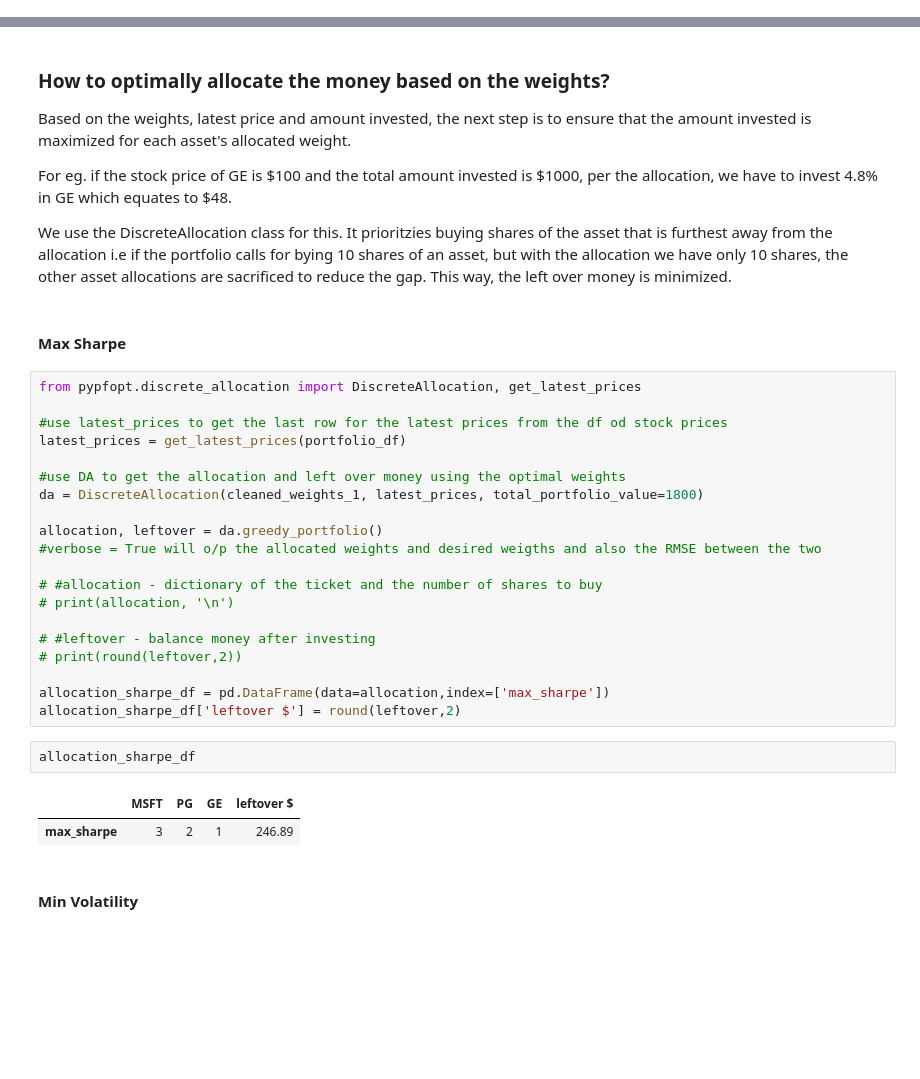
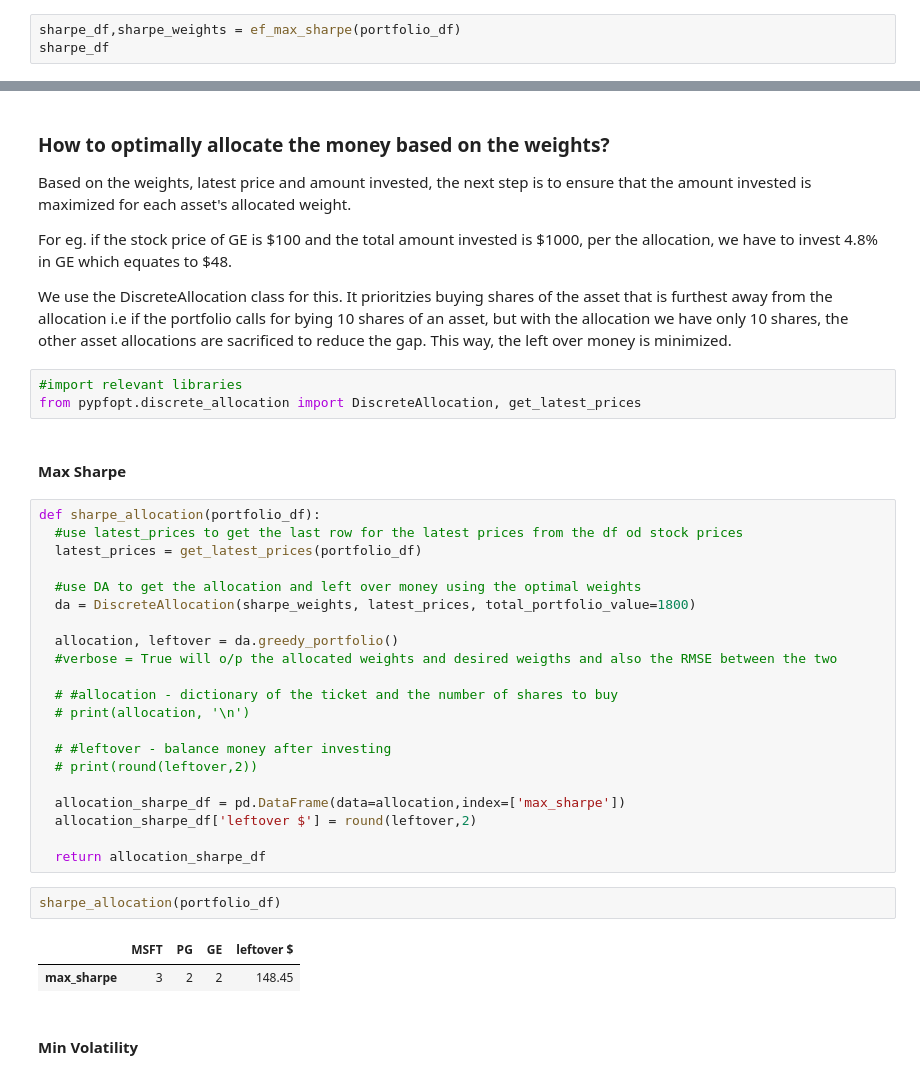
Before and after one commit to rahulakrish/portfolio_builder, a Jupyter notebook: mpt.ipynb, the cells around one changed output, grey strips where cells are left out. Saved outputs shown, nothing was run; the diff lists cells and outputs as text; blank space fills up the shorter version.

```diff
--- a/mpt.ipynb
+++ b/mpt.ipynb
@@ -524,0 +534,3 @@ The Sharpe Ratio is a measure of risk-adjusted performance for an investment or
+# %%
+sharpe_df,sharpe_weights = ef_max_sharpe(portfolio_df)
+sharpe_df
@@ -587,33 +612,37 @@ Based on the weights, latest price and amount invested, the next step is to ensu
 For eg. if the stock price of GE is \$100 and the total amount invested is \$1000, per the allocation, we have to invest 4.8% in GE which equates to \$48.
 
 We use the DiscreteAllocation class for this. It prioritzies buying shares of the asset that is furthest away from the allocation i.e if the portfolio calls for bying 10 shares of an asset, but with the allocation we have only 10 shares, the other asset allocations are sacrificed to reduce the gap. This way, the left over money is minimized.
+# %%
+#import relevant libraries
+from pypfopt.discrete_allocation import DiscreteAllocation, get_latest_prices
 # %% [markdown]
 #### Max Sharpe
 # %%
-from pypfopt.discrete_allocation import DiscreteAllocation, get_latest_prices
+def sharpe_allocation(portfolio_df):
+  #use latest_prices to get the last row for the latest prices from the df od stock prices
+  latest_prices = get_latest_prices(portfolio_df)
 
-#use latest_prices to get the last row for the latest prices from the df od stock prices
-latest_prices = get_latest_prices(portfolio_df)
+  #use DA to get the allocation and left over money using the optimal weights
+  da = DiscreteAllocation(sharpe_weights, latest_prices, total_portfolio_value=1800)
 
-#use DA to get the allocation and left over money using the optimal weights
-da = DiscreteAllocation(cleaned_weights_1, latest_prices, total_portfolio_value=1800)
+  allocation, leftover = da.greedy_portfolio()
+  #verbose = True will o/p the allocated weights and desired weigths and also the RMSE between the two
 
-allocation, leftover = da.greedy_portfolio()
-#verbose = True will o/p the allocated weights and desired weigths and also the RMSE between the two
+  # #allocation - dictionary of the ticket and the number of shares to buy
+  # print(allocation, '\n')
 
-# #allocation - dictionary of the ticket and the number of shares to buy
-# print(allocation, '\n')
+  # #leftover - balance money after investing
+  # print(round(leftover,2))
 
-# #leftover - balance money after investing
-# print(round(leftover,2))
+  allocation_sharpe_df = pd.DataFrame(data=allocation,index=['max_sharpe'])
+  allocation_sharpe_df['leftover $'] = round(leftover,2)
 
-allocation_sharpe_df = pd.DataFrame(data=allocation,index=['max_sharpe'])
-allocation_sharpe_df['leftover $'] = round(leftover,2)
+  return allocation_sharpe_df
-# %%
-allocation_sharpe_df
-# %% [output]
-|  | MSFT | PG | GE | leftover $ |
-| max_sharpe | 3 | 2 | 1 | 246.89 |
+# %%
+sharpe_allocation(portfolio_df)
+# %% [output]
+|  | MSFT | PG | GE | leftover $ |
+| max_sharpe | 3 | 2 | 2 | 148.45 |
 # %% [markdown]
 #### Min Volatility
 # %%
```
Also changed, not shown: parts of 33 cells of this notebook.
